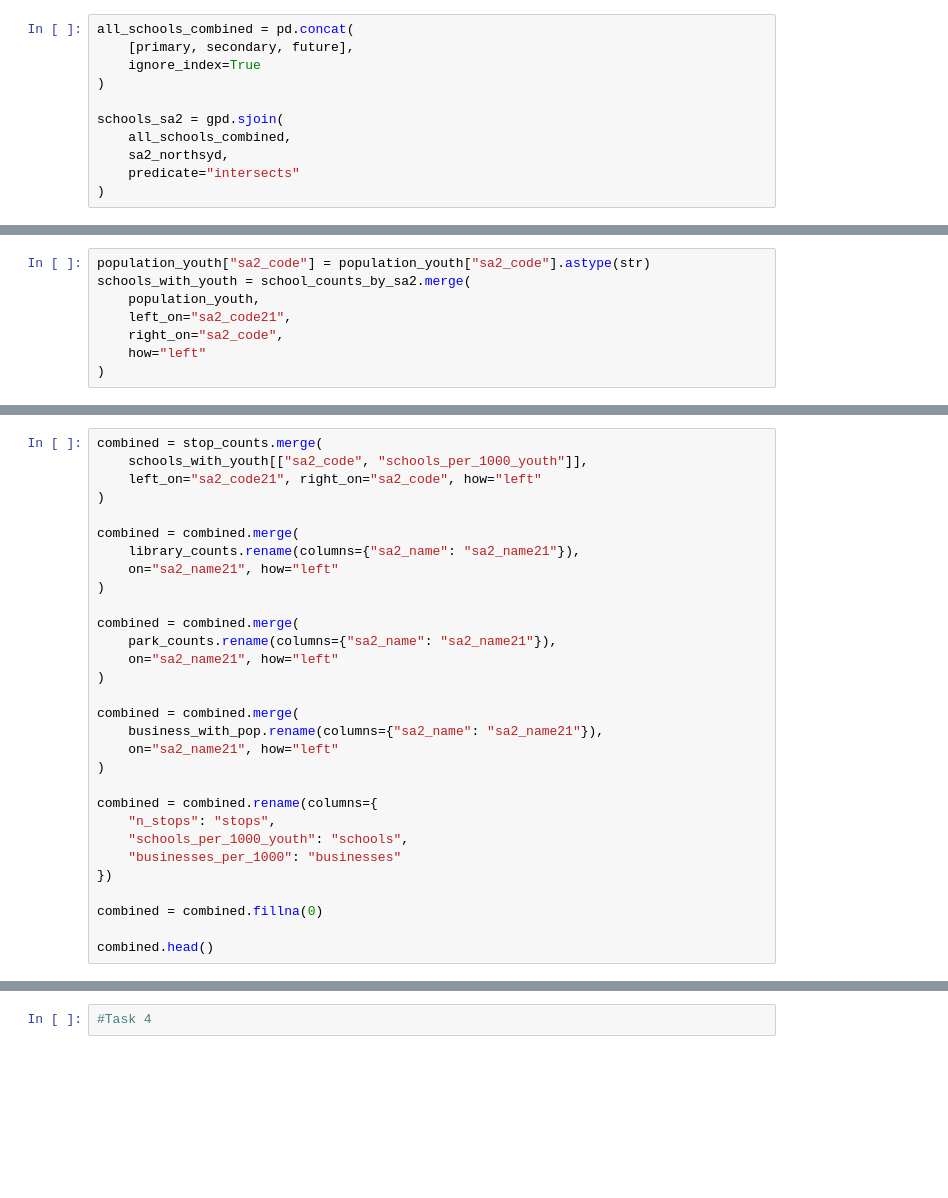
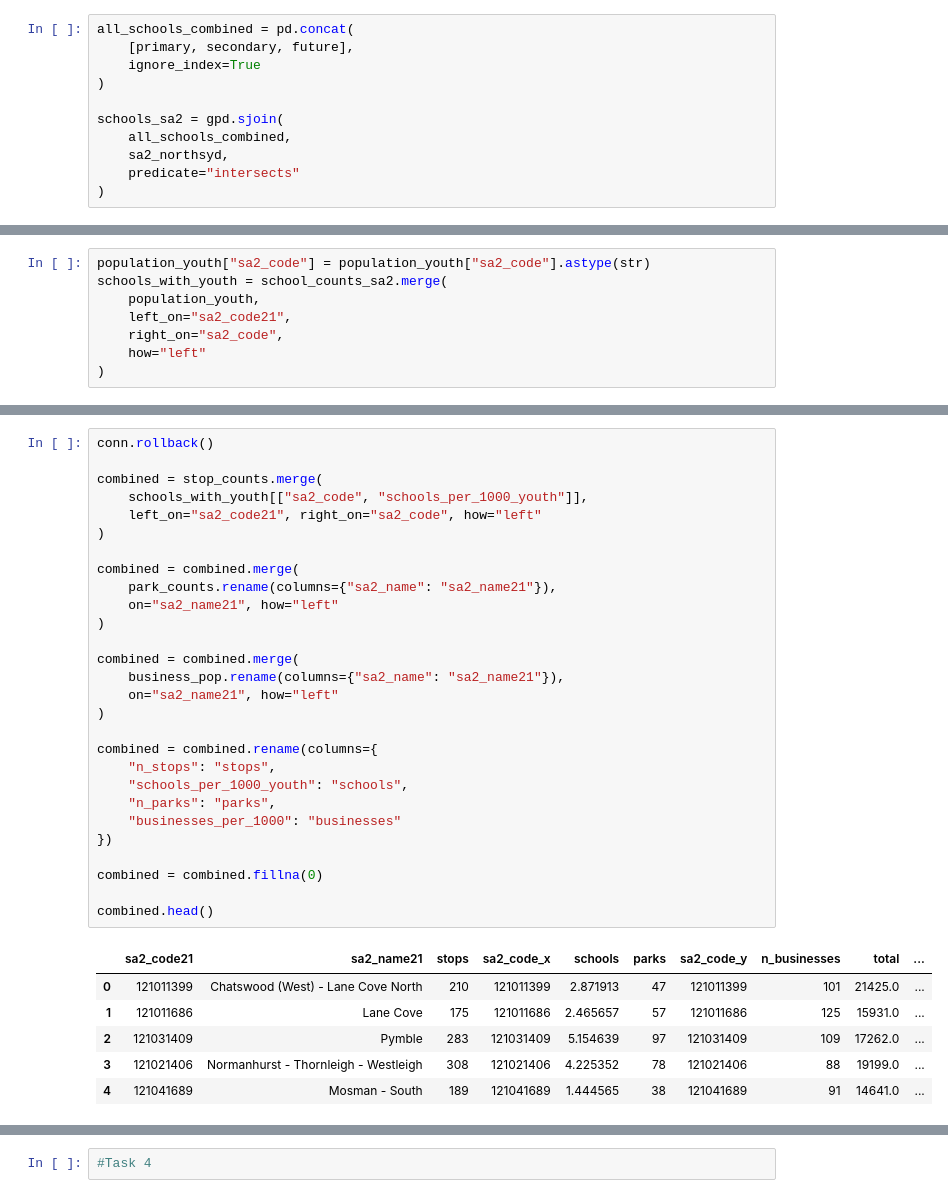
Before and after one commit to Katherine-Kong/DATA2001-A, a Jupyter notebook: Michella's Notebook.ipynb, the cells around one changed output, grey strips where cells are left out. Saved outputs shown, nothing was run; the diff lists cells and outputs as text; blank space fills up the shorter version.

```diff
--- a/Michella's Notebook.ipynb
+++ b/Michella's Notebook.ipynb
@@ -445,6 +513,6 @@ population_youth.head()
 # %%
 population_youth["sa2_code"] = population_youth["sa2_code"].astype(str)
-schools_with_youth = school_counts_by_sa2.merge(
+schools_with_youth = school_counts_sa2.merge(
     population_youth,
     left_on="sa2_code21",
     right_on="sa2_code",
@@ -489,33 +602,38 @@ business_pop.head()
 # %%
+conn.rollback()
+
 combined = stop_counts.merge(
     schools_with_youth[["sa2_code", "schools_per_1000_youth"]],
     left_on="sa2_code21", right_on="sa2_code", how="left"
-)
-
-combined = combined.merge(
-    library_counts.rename(columns={"sa2_name": "sa2_name21"}),
-    on="sa2_name21", how="left"
 )
 
 combined = combined.merge(
     park_counts.rename(columns={"sa2_name": "sa2_name21"}),
     on="sa2_name21", how="left"
 )
 
 combined = combined.merge(
-    business_with_pop.rename(columns={"sa2_name": "sa2_name21"}),
+    business_pop.rename(columns={"sa2_name": "sa2_name21"}),
     on="sa2_name21", how="left"
 )
 
 combined = combined.rename(columns={
     "n_stops": "stops",
     "schools_per_1000_youth": "schools",
+    "n_parks": "parks",
     "businesses_per_1000": "businesses"
 })
 
 combined = combined.fillna(0)
 
 combined.head()
+# %% [output]
+|  | sa2_code21 | sa2_name21 | stops | sa2_code_x | schools | parks | sa2_code_y | n_businesses | total | ... |
+| 0 | 121011399 | Chatswood (West) - Lane Cove North | 210 | 121011399 | 2.871913 | 47 | 121011399 | 101 | 21425.0 | ... |
+| 1 | 121011686 | Lane Cove | 175 | 121011686 | 2.465657 | 57 | 121011686 | 125 | 15931.0 | ... |
+| 2 | 121031409 | Pymble | 283 | 121031409 | 5.154639 | 97 | 121031409 | 109 | 17262.0 | ... |
+| 3 | 121021406 | Normanhurst - Thornleigh - Westleigh | 308 | 121021406 | 4.225352 | 78 | 121021406 | 88 | 19199.0 | ... |
+| 4 | 121041689 | Mosman - South | 189 | 121041689 | 1.444565 | 38 | 121041689 | 91 | 14641.0 | ... |
 # %%
 # Compute z-scores
 combined["z_stops"] = (combined["stops"] - combined["stops"].mean()) / combined["stops"].std()
```
Also changed, not shown: parts of 21 cells of this notebook, 2 other files.
